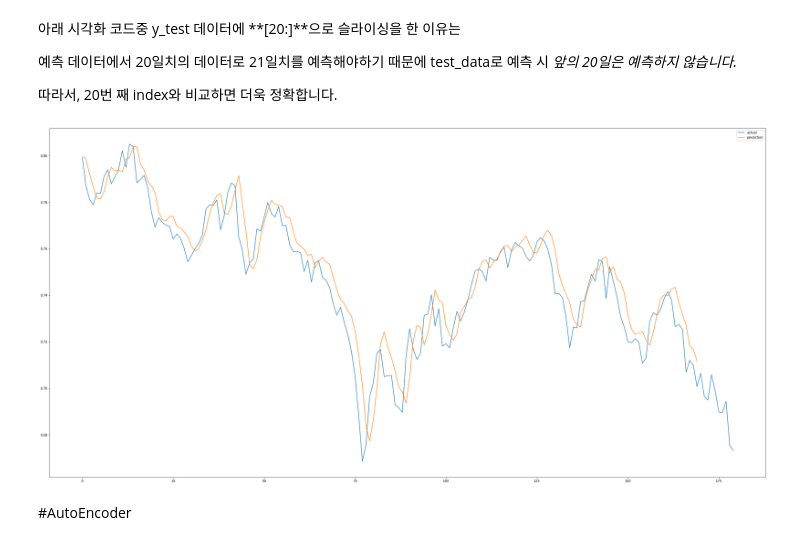
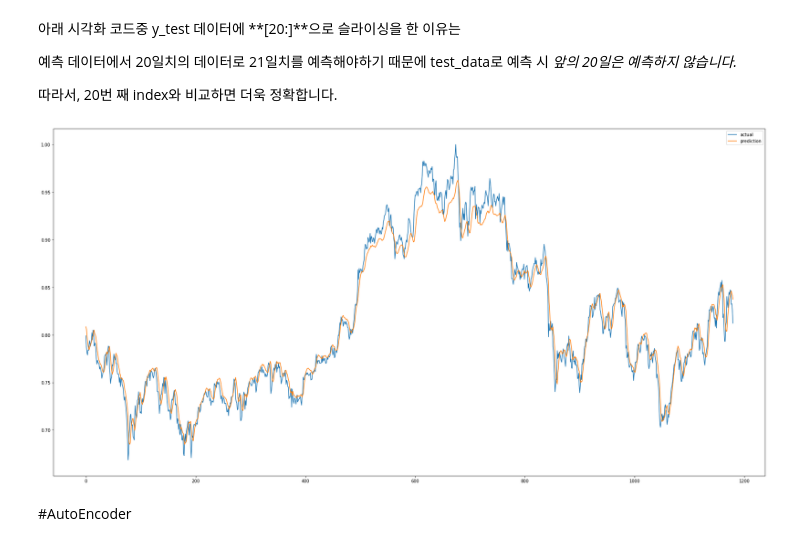
Before and after one commit to Canihelpme/DeepLearning_finance, a Jupyter notebook: LSTM_Kospi_predict.ipynb, the cells around one changed output. Saved outputs shown, nothing was run; the diff lists cells and outputs as text; code cells hidden in the pictures.

```diff
--- a/LSTM_Kospi_predict.ipynb
+++ b/LSTM_Kospi_predict.ipynb
@@ -29,11 +29,14 @@ import matplotlib.pyplot as plt
 import seaborn as sns
 import warnings
 import os
+from tensorflow.keras.models import Sequential, Model
+from tensorflow.keras.layers import Dense, LSTM, Conv1D, Lambda, Input, RepeatVector, TimeDistributed, Flatten, Dropout, MaxPooling1D
+from tensorflow.keras.losses import Huber
+from tensorflow.keras.optimizers import Adam
+from tensorflow.keras.callbacks import EarlyStopping, ModelCheckpoint
 
 %matplotlib inline
 warnings.filterwarnings('ignore')
-
-plt.rcParams['font.family'] = 'NanumGothic'
 # %%
 %matplotlib inline
 filename = '/content/drive/MyDrive/Financial_data/Data/train/ko_train.csv'
@@ -390,13 +386,13 @@ pred.shape
 
 따라서, 20번 째 index와 비교하면 더욱 정확합니다.
 # %%
-plt.figure(figsize=(40, 20))
-plt.plot(np.asarray(y_test)[20:200], label='actual')
-plt.plot(pred[:170], label='prediction')
+plt.figure(figsize=(30, 15))
+plt.plot(np.asarray(y_test)[20:], label='actual')
+plt.plot(pred[:], label='prediction')
 plt.legend()
 plt.show()
 # %% [output]
-[figure, old version]
+[figure, new version]
 # %% [markdown]
 #AutoEncoder
 # %%
```
Also changed, not shown: parts of 14 cells of this notebook.
